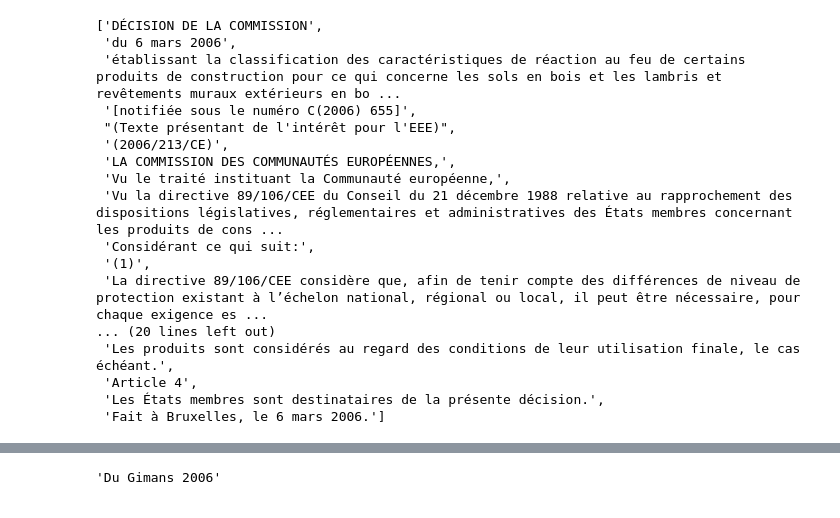
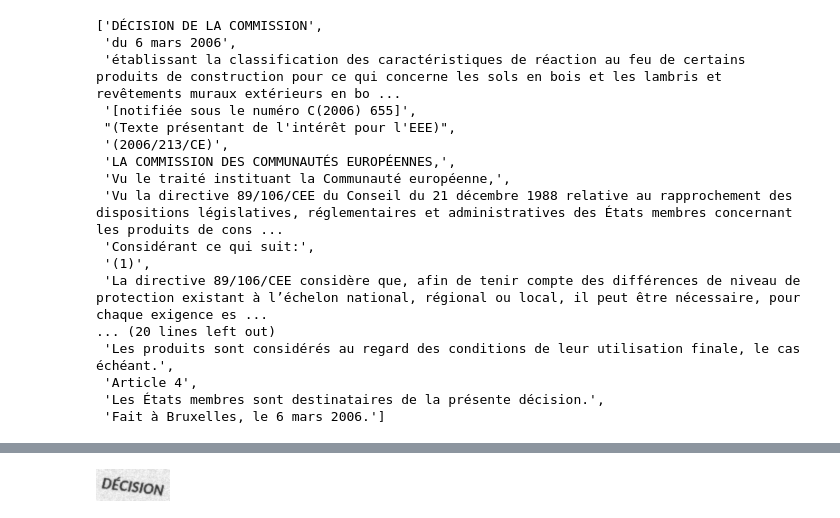
Before and after one commit to alan-turing-institute/ARC-SPICE, a Jupyter notebook: notebooks/OCR_synthdata.ipynb, the cells around one changed output, grey strips where cells are left out. Saved outputs shown, nothing was run; the diff lists cells and outputs as text; code cells hidden in the pictures.

```diff
--- a/notebooks/OCR_synthdata.ipynb
+++ b/notebooks/OCR_synthdata.ipynb
@@ -160,11 +125,3 @@ sentences
  'Article 4',
  'Les États membres sont destinataires de la présente décision.',
  'Fait à Bruxelles, le 6 mars 2006.']
-# %%
-new_text = []
-for sentence in sentences:
-    if len(sentence) < 200:
-        new_text.append(sentence)
-    else:
-        splits = sentence.split(',')
-        new_text.append(splits)
@@ -190,0 +128,24 @@ sentences
+# %%
+new_text = [split_inputs(sentence, ' ') for sentence in sentences]
+newer_text = []
+
+for text in new_text:
+    for word in text:
+        newer_text.append(word)
+# for sentence in sentences:
+#     if len(sentence) < 50:
+#         new_text.append(sentence)
+#     else:
+#         splits = sentence.split(' ')
+#         for split in splits:
+#             if split == '':
+#                 continue
+#             new_text.append(split)
+
+# newer_text = []
+# for text in new_text:
+#     if len(text) < 50:
+#         newer_text.append(text)
+#     else:
+#         newer_text.append(text[:len(text)//2])
+#         newer_text.append(text[len(text)//2:])
@@ -191,6 +172,8 @@ sentences
 # %%
-generator = GeneratorFromStrings(sentences, language='fr', random_blur=False, random_skew=False, skewing_angle=0, blur=0)
-# next(generator)[0]
+generator = GeneratorFromStrings(newer_text, language='latin', random_blur=True, random_skew=True, skewing_angle=45, blur=1.)
+next(generator)[0]
+# %% [output]
+[figure, added]
 # %%
 def run_ocr(input):
     pixel_values = processor(input, return_tensors='pt').pixel_values
@@ -200,6 +183,2 @@ def run_ocr(input):
     return generated_text
-# %%
-run_ocr(next(generator)[0])
-# %% [output]
-'Du Gimans 2006'
 # %%
```
Also changed, not shown: parts of 12 cells of this notebook.
